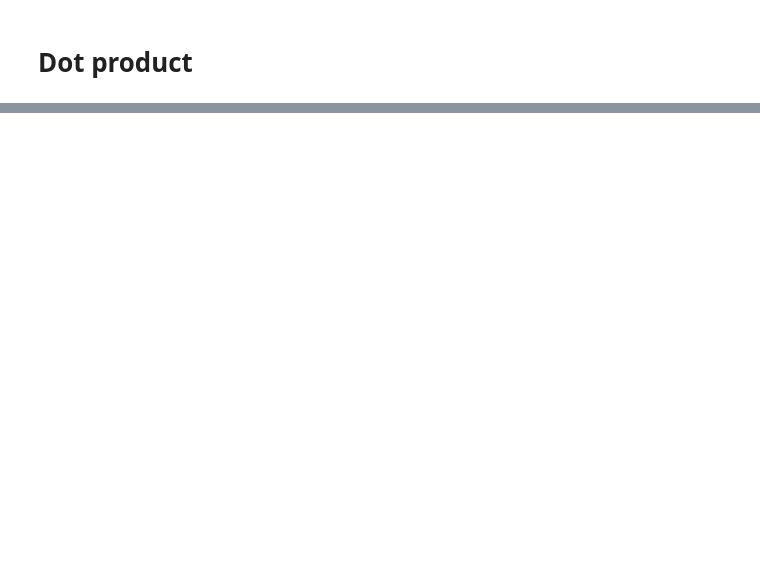
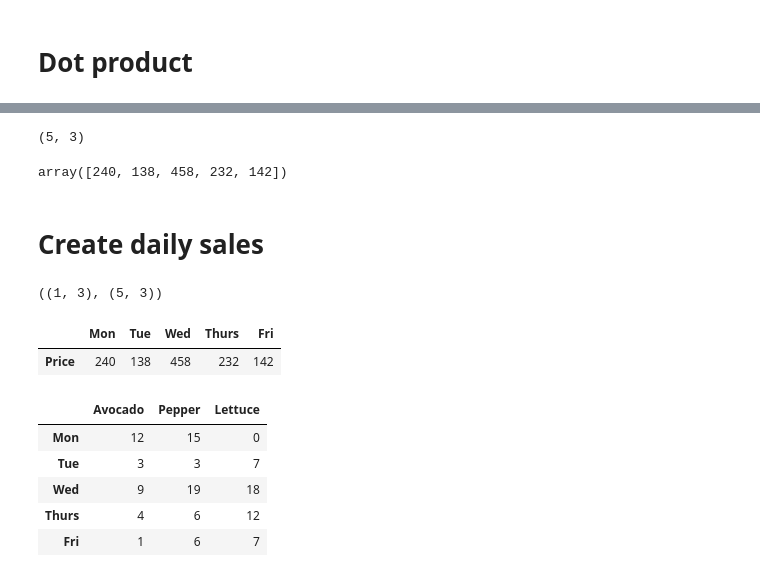
Before and after one commit to code-JOA/Introduction-to-Python, a Jupyter notebook: Part4 - Numpy/Notebook/Introduction_to_Numpy.ipynb, the cells around one changed output, grey strips where cells are left out. Saved outputs shown, nothing was run; the diff lists cells and outputs as text; code cells hidden in the pictures; blank space fills up the shorter version.

```diff
--- a/Part4 - Numpy/Notebook/Introduction_to_Numpy.ipynb
+++ b/Part4 - Numpy/Notebook/Introduction_to_Numpy.ipynb
@@ -337,0 +605,4 @@ array([[ 1.  ,  4.  , 10.89],
+# %%
+np.random.seed(0)
+sales_amt = np.random.randint(20, size=(5,3))
+sales_amt
@@ -337,0 +617,4 @@ array([[ 1.  ,  4.  , 10.89],
+# %%
+weekly_sales = pd.DataFrame(sales_amt, index=["Mon","Tue","Wed","Thurs","Fri"],
+                           columns=["Avocado","Pepper","Lettuce"])
+weekly_sales
@@ -337,0 +673,4 @@ array([[ 1.  ,  4.  , 10.89],
+# %%
+sales_amt.shape
+# %% [output]
+(5, 3)
@@ -337,0 +679,26 @@ array([[ 1.  ,  4.  , 10.89],
+# %%
+total_sales = prices.dot(sales_amt.T)
+total_sales
+# %% [output]
+array([240, 138, 458, 232, 142])
+# %% [markdown]
+# Create daily sales
+# %%
+all_prices.shape    , weekly_sales.shape
+# %% [output]
+((1, 3), (5, 3))
+# %%
+daily_sales = all_prices.dot(weekly_sales.T)
+daily_sales
+# %% [output]
+|  | Mon | Tue | Wed | Thurs | Fri |
+| Price | 240 | 138 | 458 | 232 | 142 |
+# %%
+weekly_sales
+# %% [output]
+|  | Avocado | Pepper | Lettuce |
+| Mon | 12 | 15 | 0 |
+| Tue | 3 | 3 | 7 |
+| Wed | 9 | 19 | 18 |
+| Thurs | 4 | 6 | 12 |
+| Fri | 1 | 6 | 7 |
```
Also changed, not shown: parts of 109 cells of this notebook.
